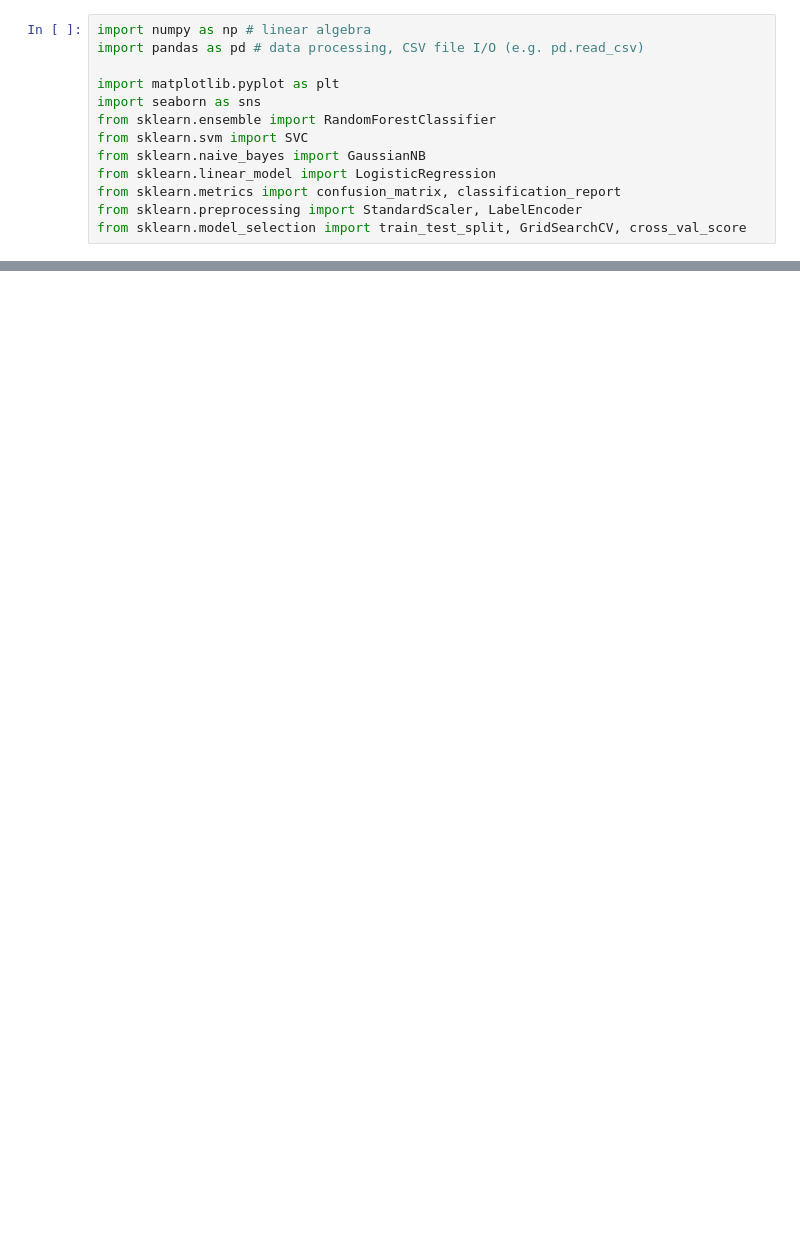
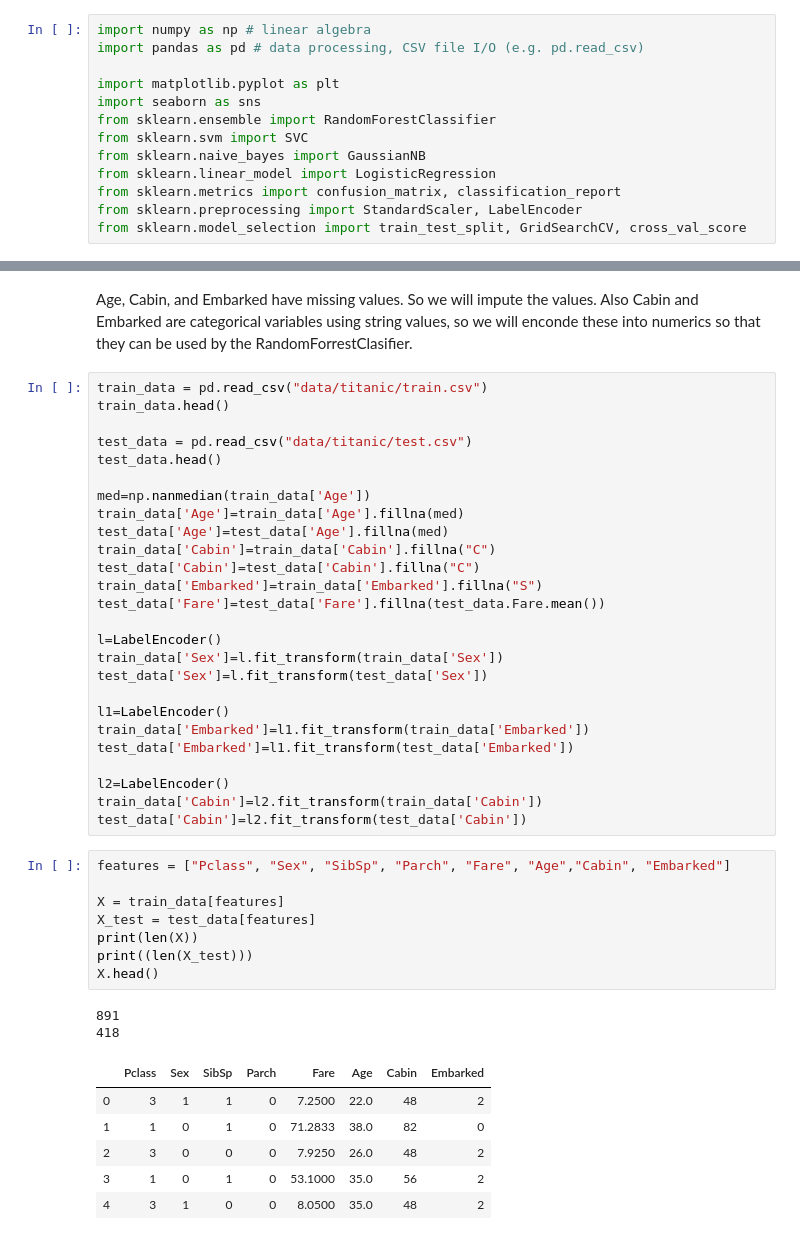
Before and after one commit to alexmohelsky/dtsa-5509, a Jupyter notebook: titanic.ipynb, the cells around one changed output, grey strips where cells are left out. Saved outputs shown, nothing was run; the diff lists cells and outputs as text; blank space fills up the shorter version.

```diff
--- a/titanic.ipynb
+++ b/titanic.ipynb
@@ -71,0 +136,45 @@ NameError: name 'train_data' is not defined
+# %% [markdown]
+Age, Cabin, and Embarked have missing values. So we will impute the values. Also Cabin and Embarked are categorical variables using string values, so we will enconde these into numerics so that they can be used by the RandomForrestClasifier.
+# %%
+train_data = pd.read_csv("data/titanic/train.csv")
+train_data.head()
+
+test_data = pd.read_csv("data/titanic/test.csv")
+test_data.head()
+
+med=np.nanmedian(train_data['Age'])
+train_data['Age']=train_data['Age'].fillna(med)
+test_data['Age']=test_data['Age'].fillna(med)
+train_data['Cabin']=train_data['Cabin'].fillna("C")
+test_data['Cabin']=test_data['Cabin'].fillna("C")
+train_data['Embarked']=train_data['Embarked'].fillna("S")
+test_data['Fare']=test_data['Fare'].fillna(test_data.Fare.mean())
+
+l=LabelEncoder()
+train_data['Sex']=l.fit_transform(train_data['Sex'])
+test_data['Sex']=l.fit_transform(test_data['Sex'])
+
+l1=LabelEncoder()
+train_data['Embarked']=l1.fit_transform(train_data['Embarked'])
+test_data['Embarked']=l1.fit_transform(test_data['Embarked'])
+
+l2=LabelEncoder()
+train_data['Cabin']=l2.fit_transform(train_data['Cabin'])
+test_data['Cabin']=l2.fit_transform(test_data['Cabin'])
+# %%
+features = ["Pclass", "Sex", "SibSp", "Parch", "Fare", "Age","Cabin", "Embarked"]
+
+X = train_data[features]
+X_test = test_data[features]
+print(len(X))
+print((len(X_test)))
+X.head()
+# %% [output]
+891
+418
+|  | Pclass | Sex | SibSp | Parch | Fare | Age | Cabin | Embarked |
+| 0 | 3 | 1 | 1 | 0 | 7.2500 | 22.0 | 48 | 2 |
+| 1 | 1 | 0 | 1 | 0 | 71.2833 | 38.0 | 82 | 0 |
+| 2 | 3 | 0 | 0 | 0 | 7.9250 | 26.0 | 48 | 2 |
+| 3 | 1 | 0 | 1 | 0 | 53.1000 | 35.0 | 56 | 2 |
+| 4 | 3 | 1 | 0 | 0 | 8.0500 | 35.0 | 48 | 2 |
```
Also changed, not shown: parts of 26 cells of this notebook.
